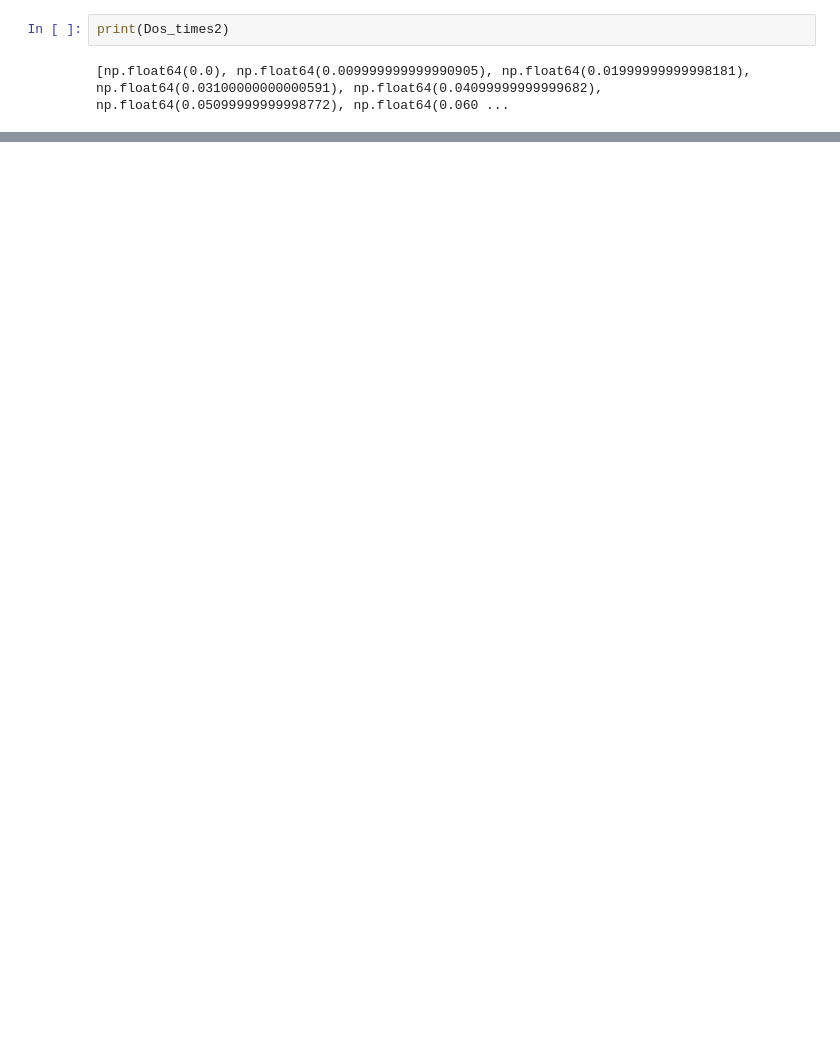
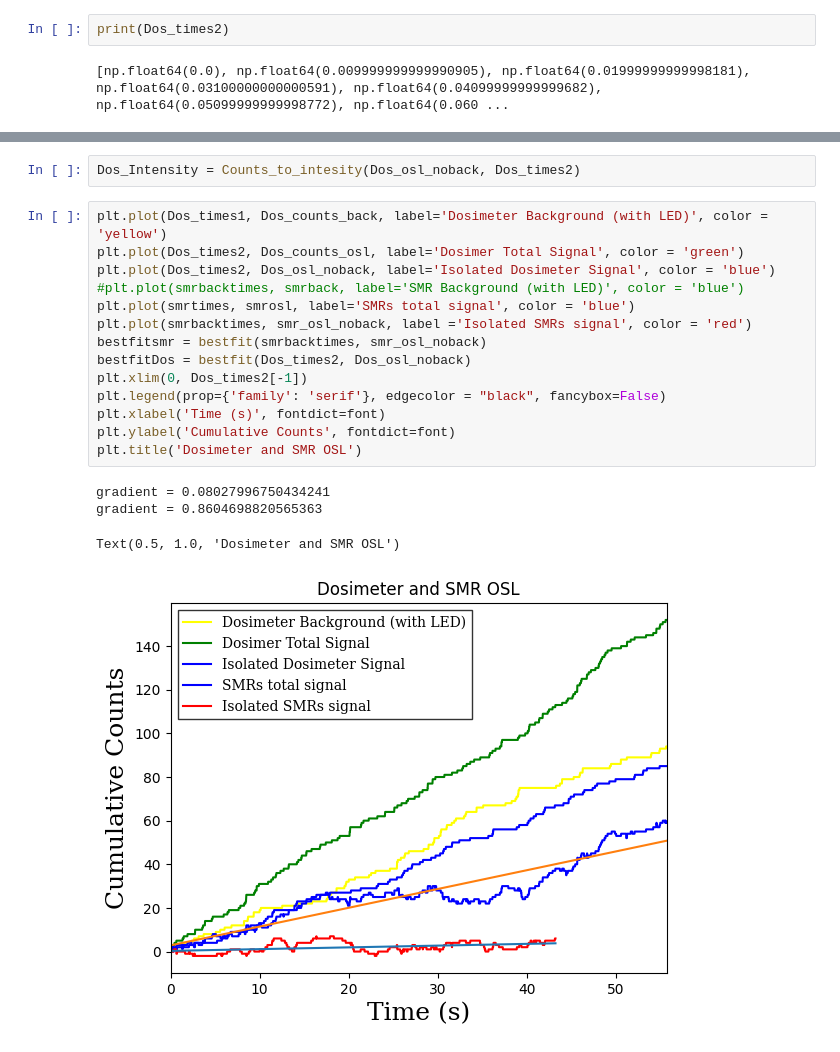
Before and after one commit to fhirstplace/Python-Labs-EDOS, a Jupyter notebook: counts graph maker (all).ipynb, the cells around one changed output, grey strips where cells are left out. Cells and saved outputs as stored; diff of their text form; blank space fills up the shorter version.

```diff
--- a/counts graph maker (all).ipynb
+++ b/counts graph maker (all).ipynb
@@ -125,0 +142,21 @@ print(Dos_times2)
+# %%
+Dos_Intensity = Counts_to_intesity(Dos_osl_noback, Dos_times2)
+# %%
+plt.plot(Dos_times1, Dos_counts_back, label='Dosimeter Background (with LED)', color = 'yellow')
+plt.plot(Dos_times2, Dos_counts_osl, label='Dosimer Total Signal', color = 'green')
+plt.plot(Dos_times2, Dos_osl_noback, label='Isolated Dosimeter Signal', color = 'blue')
+#plt.plot(smrbacktimes, smrback, label='SMR Background (with LED)', color = 'blue')
+plt.plot(smrtimes, smrosl, label='SMRs total signal', color = 'blue')
+plt.plot(smrbacktimes, smr_osl_noback, label ='Isolated SMRs signal', color = 'red')
+bestfitsmr = bestfit(smrbacktimes, smr_osl_noback)
+bestfitDos = bestfit(Dos_times2, Dos_osl_noback)
+plt.xlim(0, Dos_times2[-1])
+plt.legend(prop={'family': 'serif'}, edgecolor = "black", fancybox=False)
+plt.xlabel('Time (s)', fontdict=font)
+plt.ylabel('Cumulative Counts', fontdict=font)
+plt.title('Dosimeter and SMR OSL')
+# %% [output]
+gradient = 0.08027996750434241
+gradient = 0.8604698820565363
+Text(0.5, 1.0, 'Dosimeter and SMR OSL')
+[figure, added]
```
Also changed, not shown: parts of 4 cells of this notebook, 2 other files.
